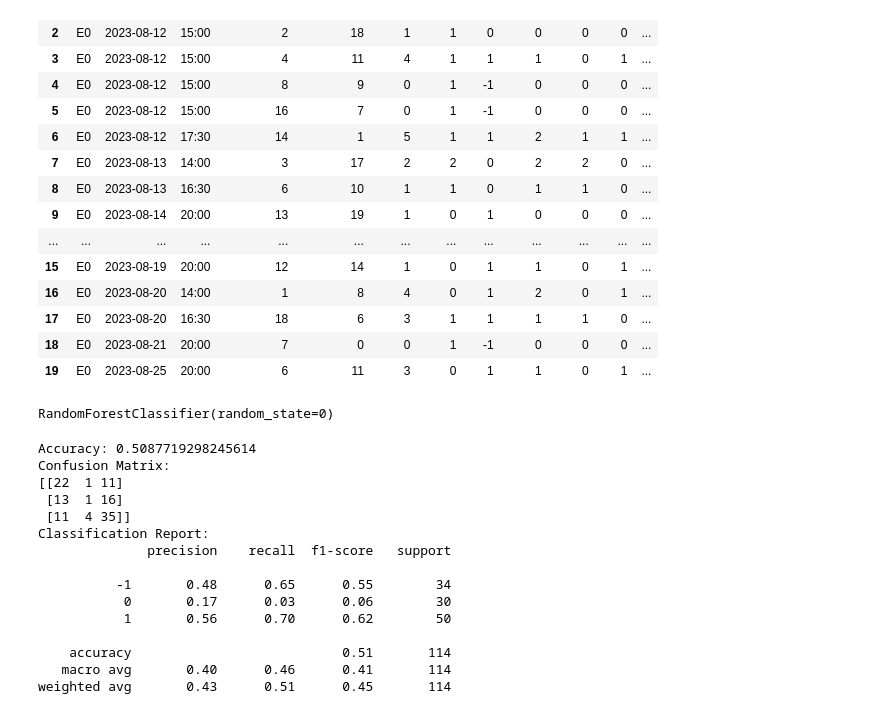
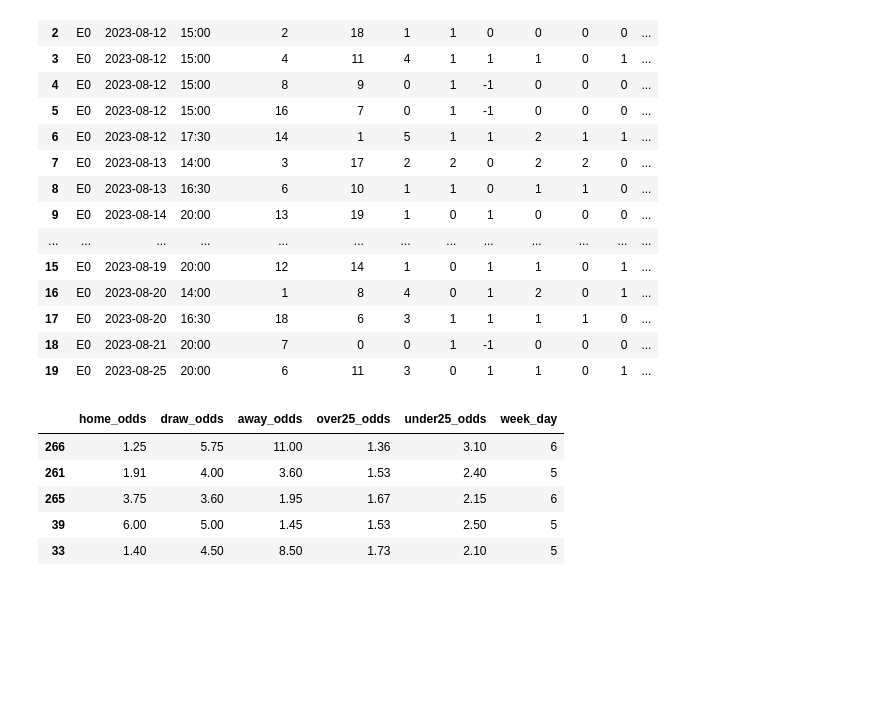
Before and after one commit to bamwesigye/saamba, a Jupyter notebook: core/pred_model.ipynb, the cells around one changed output. Saved outputs shown, nothing was run; the diff lists cells and outputs as text; code cells hidden in the pictures; blank space fills up the shorter version.

Commit message:
make model

```diff
--- a/core/pred_model.ipynb
+++ b/core/pred_model.ipynb
@@ -101,20 +103,32 @@ df.head(20)
 # %%
 # Select features and target variable
 # features = ['HomeTeam',	'AwayTeam', 'home_odds','Referee',	'draw_odds', 'away_odds', 'over25_odds', 'under25_odds','week_day', 'time_in_hours']
-features = ['HomeTeam',	'AwayTeam', 'home_odds','Referee',	'draw_odds', 'away_odds', 'over25_odds', 'under25_odds','week_day', ]
-# features = ['home_odds',	'draw_odds','Referee' ,'away_odds', 'over25_odds', 'under25_odds','week_day']
+# features = ['HomeTeam',	'AwayTeam', 'home_odds','Referee',	'draw_odds', 'away_odds', 'over25_odds', 'under25_odds','week_day', ]
+features = ['home_odds','draw_odds','away_odds', 'over25_odds', 'under25_odds','week_day']
 
 
 target = 'FTR'
 
 X = df[features]
 y = df[target]
 
 # Split the data into training and testing sets
 X_train, X_test, y_train, y_test = train_test_split(X, y, test_size=0.3, random_state=42)
 
 # Initialize and train the model
-model = RandomForestClassifier(n_estimators=100, random_state=0)
-model.fit(X_train, y_train)
+# model_A = RandomForestClassifier(n_estimators=100, random_state=0)
+model_1 = RandomForestClassifier(n_estimators=50, random_state=0)
+model_2 = RandomForestClassifier(n_estimators=100, random_state=0)
+model_3 = RandomForestClassifier(n_estimators=100,  random_state=42)
+model_4 = RandomForestClassifier(n_estimators=200, min_samples_split=20, random_state=0)
+model_5 = RandomForestClassifier(n_estimators=100, max_depth=7, random_state=0)
+
+models = [model_1, model_2, model_3, model_4, model_5]
+X_test.head()
 # %% [output]
-RandomForestClassifier(random_state=0)
+|  | home_odds | draw_odds | away_odds | over25_odds | under25_odds | week_day |
+| 266 | 1.25 | 5.75 | 11.00 | 1.36 | 3.10 | 6 |
+| 261 | 1.91 | 4.00 | 3.60 | 1.53 | 2.40 | 5 |
+| 265 | 3.75 | 3.60 | 1.95 | 1.67 | 2.15 | 6 |
+| 39 | 6.00 | 5.00 | 1.45 | 1.53 | 2.50 | 5 |
+| 33 | 1.40 | 4.50 | 8.50 | 1.73 | 2.10 | 5 |
@@ -125,28 +138,22 @@ y_pred = model.predict(X_test)
 # %%
-# Evaluate the model
-accuracy = accuracy_score(y_test, y_pred)
-conf_matrix = confusion_matrix(y_test, y_pred)
-class_report = classification_report(y_test, y_pred)
+def score_model(model, X_train=X_train, X_test=X_test, y_train=y_train, y_test=y_test):
 
-# Output the evaluation metrics
-print(f'Accuracy: {accuracy}')
-print('Confusion Matrix:')
-print(conf_matrix)
-print('Classification Report:')
-print(class_report)
+    model.fit(X_train, y_train)
+
+    preds = model.predict(X_test)
+    accuracy = accuracy_score(y_test, preds)
+    conf_matrix = confusion_matrix(y_test, preds)
+    class_report = classification_report(y_test, preds)
+
+    # Output the evaluation metrics
+    print(f'Accuracy: {accuracy}')
+    # print('Confusion Matrix:')
+    # print(conf_matrix)
+    # print('Classification Report:')
+    # print(class_report)
+    X_test.reset_index()
+
+    for x, y, z in zip(X_test, y_test, preds):
+        print(x, y, z)
+
+    return mean_absolute_error(y_test, preds)
-# %% [output]
-Accuracy: 0.5087719298245614
-Confusion Matrix:
-[[22  1 11]
- [13  1 16]
- [11  4 35]]
-Classification Report:
-              precision    recall  f1-score   support
-
-          -1       0.48      0.65      0.55        34
-           0       0.17      0.03      0.06        30
-           1       0.56      0.70      0.62        50
-
-    accuracy                           0.51       114
-   macro avg       0.40      0.46      0.41       114
-weighted avg       0.43      0.51      0.45       114
```
Also changed, not shown: parts of 9 cells of this notebook, 9 other files.
